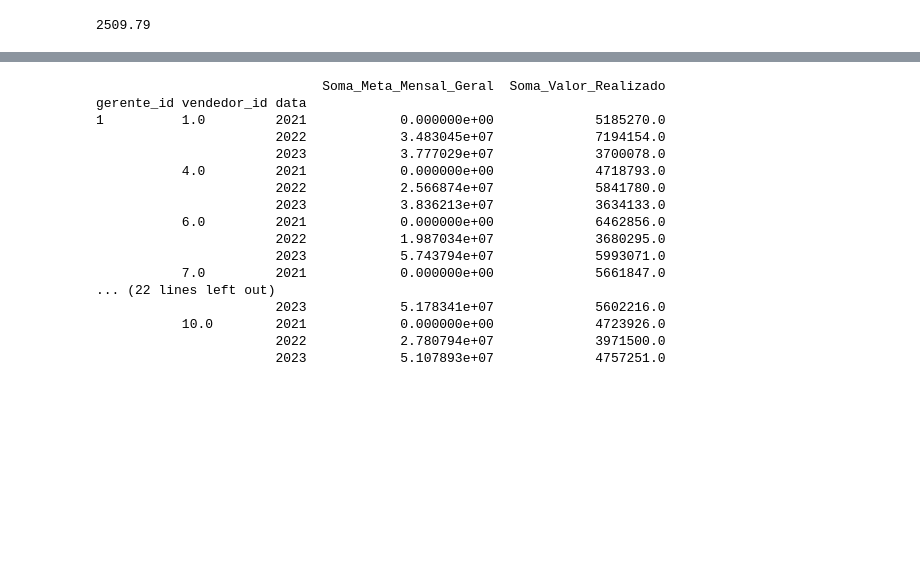
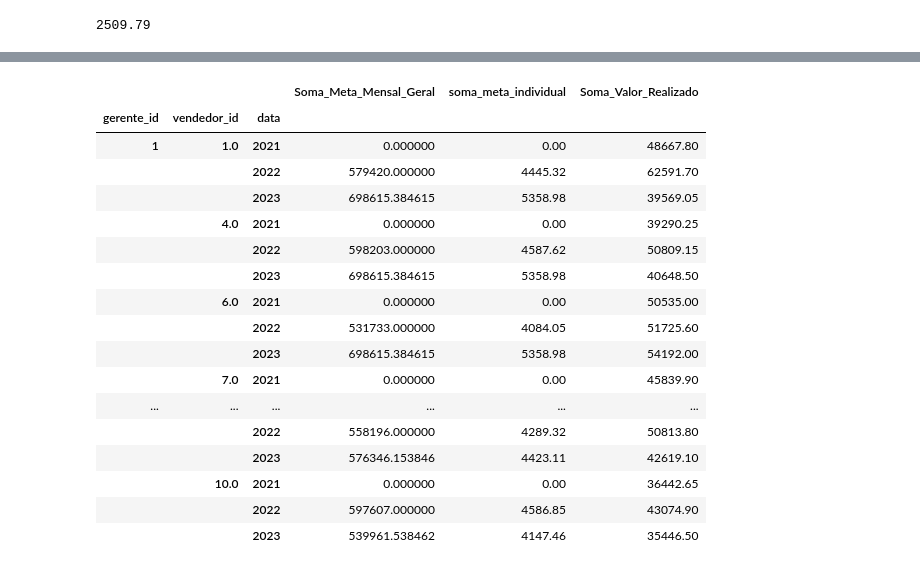
Before and after one commit to Clarice-Satiko-Aoto/b2b-analyis, a Jupyter notebook: B2B_EDA.ipynb, the cells around one changed output, grey strips where cells are left out. Drawn from its saved outputs; the diff is of its cells as text; code cells hidden in the pictures; blank space fills up the shorter version.

```diff
--- a/B2B_EDA.ipynb
+++ b/B2B_EDA.ipynb
@@ -178,47 +321,32 @@ Index: []
 # %%
-# # Primeiro, filtre para manter apenas as primeiras linhas de cada mês
-# df_filtrado = df_hist.groupby(['gerente_id', 'vendedor_id', df_hist['data'].dt.to_period('Y')]).first()
 
-# # Em seguida, calcule a soma das colunas do DataFrame filtrado
-# resultado = df_filtrado.groupby(['gerente_id', 'vendedor_id']).agg(
-#     soma_meta_mensal_geral=('meta_mensal', 'sum'),
-#     soma_meta_mensal_ind=('meta_diaria_ind', 'sum'),
-#     soma_valor_realizado=('valor_liquido', 'sum')
-# )
+df_filtrado = df_hist.groupby(['gerente_id', 'vendedor_id', 'ano_mes']).first().reset_index()
 
 
-# # Redefina o índice para obter um DataFrame final
-# resultado = resultado.reset_index()
+resultado = df_filtrado.groupby(['gerente_id', 'vendedor_id', df_filtrado['data'].dt.year]).agg(
+    Soma_Meta_Mensal_Geral=('meta_mensal', 'sum'),
+    soma_meta_individual=('meta_diaria_ind','sum'),
+    Soma_Valor_Realizado=('valor_venda', 'sum')
+)
 
-# # Exiba o resultado
-# print(resultado)
+# Exiba o resultado
+resultado
+# %% [output]
+|  |  |  | Soma_Meta_Mensal_Geral | soma_meta_individual | Soma_Valor_Realizado |
+| gerente_id | vendedor_id | data |  |  |  |
+| 1 | 1.0 | 2021 | 0.000000 | 0.00 | 48667.80 |
+|  |  | 2022 | 579420.000000 | 4445.32 | 62591.70 |
+|  |  | 2023 | 698615.384615 | 5358.98 | 39569.05 |
+|  | 4.0 | 2021 | 0.000000 | 0.00 | 39290.25 |
+|  |  | 2022 | 598203.000000 | 4587.62 | 50809.15 |
+|  |  | 2023 | 698615.384615 | 5358.98 | 40648.50 |
+|  | 6.0 | 2021 | 0.000000 | 0.00 | 50535.00 |
+|  |  | 2022 | 531733.000000 | 4084.05 | 51725.60 |
+|  |  | 2023 | 698615.384615 | 5358.98 | 54192.00 |
+|  | 7.0 | 2021 | 0.000000 | 0.00 | 45839.90 |
+| ... | ... | ... | ... | ... | ... |
+|  |  | 2022 | 558196.000000 | 4289.32 | 50813.80 |
+|  |  | 2023 | 576346.153846 | 4423.11 | 42619.10 |
+|  | 10.0 | 2021 | 0.000000 | 0.00 | 36442.65 |
+|  |  | 2022 | 597607.000000 | 4586.85 | 43074.90 |
+|  |  | 2023 | 539961.538462 | 4147.46 | 35446.50 |
-# %%
-# Agrupe os dados por 'gerente_id', 'vendedor_id' e ano da data
-df_agrupado = df_hist.groupby(['gerente_id', 'vendedor_id', df_hist['data'].dt.year])
-
-# Em seguida, calcule a soma das colunas 'meta_mensal' e 'valor_liquido' para cada grupo
-resultado = df_agrupado.agg(
-    Soma_Meta_Mensal_Geral=('meta_mensal', 'sum'),
-    Soma_Valor_Realizado=('valor_liquido', 'sum')
-)
-
-# Exiba o resultado
-print(resultado)
-# %% [output]
-                             Soma_Meta_Mensal_Geral  Soma_Valor_Realizado
-gerente_id vendedor_id data
-1          1.0         2021            0.000000e+00             5185270.0
-                       2022            3.483045e+07             7194154.0
-                       2023            3.777029e+07             3700078.0
-           4.0         2021            0.000000e+00             4718793.0
-                       2022            2.566874e+07             5841780.0
-                       2023            3.836213e+07             3634133.0
-           6.0         2021            0.000000e+00             6462856.0
-                       2022            1.987034e+07             3680295.0
-                       2023            5.743794e+07             5993071.0
-           7.0         2021            0.000000e+00             5661847.0
-... (22 lines left out)
-                       2023            5.178341e+07             5602216.0
-           10.0        2021            0.000000e+00             4723926.0
-                       2022            2.780794e+07             3971500.0
-                       2023            5.107893e+07             4757251.0
```
Also changed, not shown: parts of 19 cells of this notebook.
